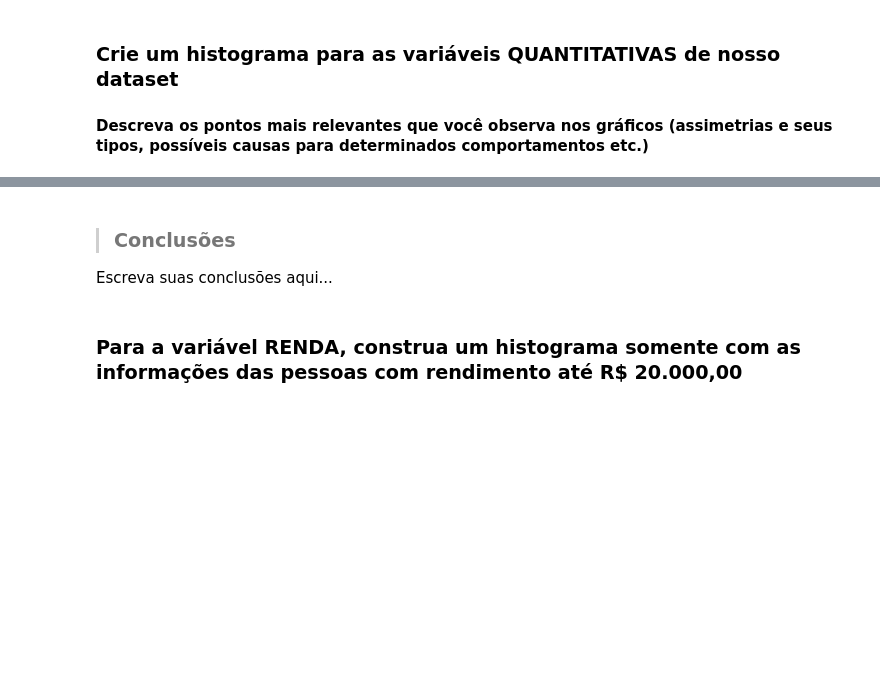
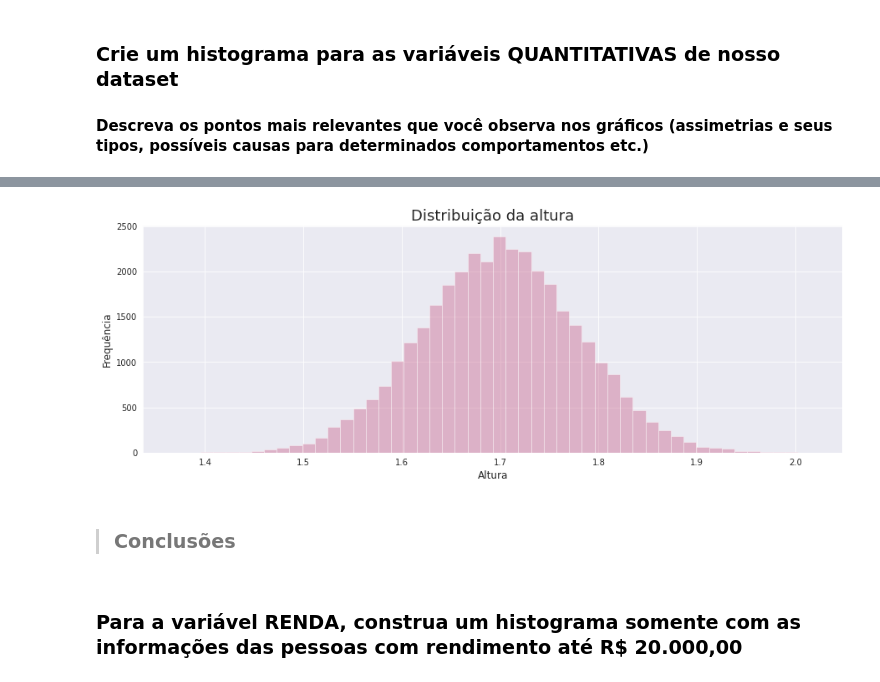
Before and after one commit to strawndri/estatistica-com-python, a Jupyter notebook: Notebooks/analise_descritiva.ipynb, the cells around one changed output, grey strips where cells are left out. Saved outputs shown, nothing was run; the diff lists cells and outputs as text; code cells hidden in the pictures; blank space fills up the shorter version.

```diff
--- a/Notebooks/analise_descritiva.ipynb
+++ b/Notebooks/analise_descritiva.ipynb
@@ -251,7 +268,10 @@ Escreva suas conclusões aqui...
+# %%
+ax = sns.distplot(dataset.Altura, kde = False, color="#c75d88")
+set_config('Distribuição da altura', 'Altura', 'Frequência')
+# %% [output]
+[figure, added]
 # %% [markdown]
 > ### Conclusões
-
-Escreva suas conclusões aqui...
 # %% [markdown]
 ### Para a variável RENDA, construa um histograma somente com as informações das pessoas com rendimento até R$ 20.000,00
 # %% [markdown]
```
Also changed, not shown: parts of 9 cells of this notebook.
